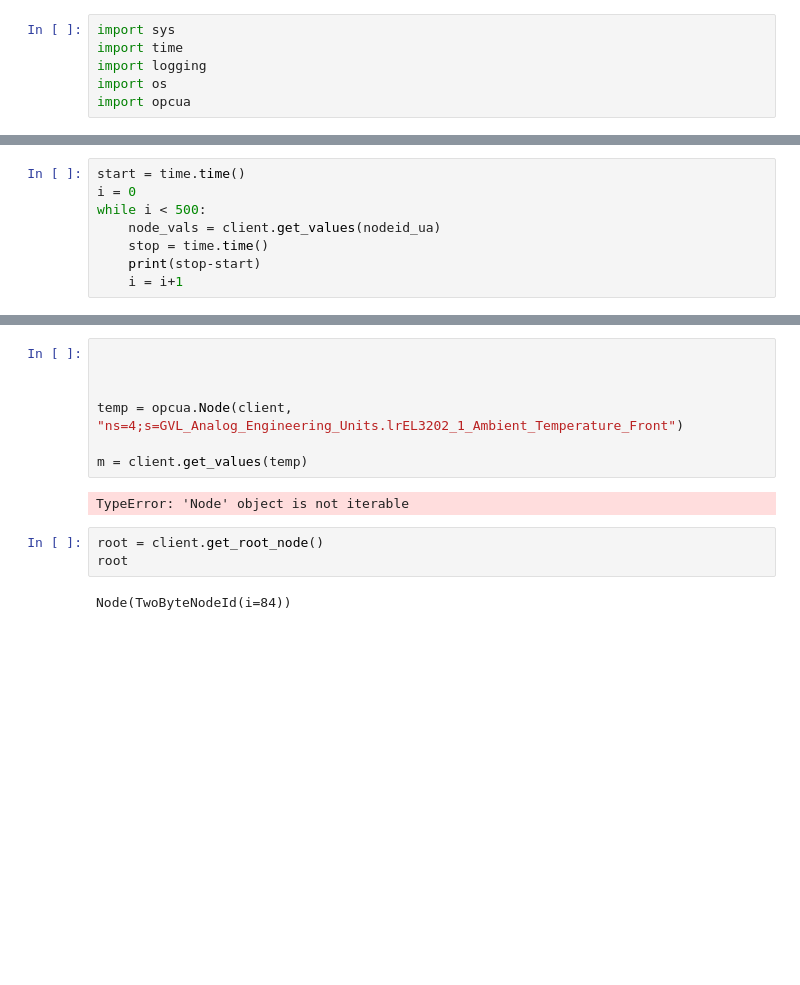
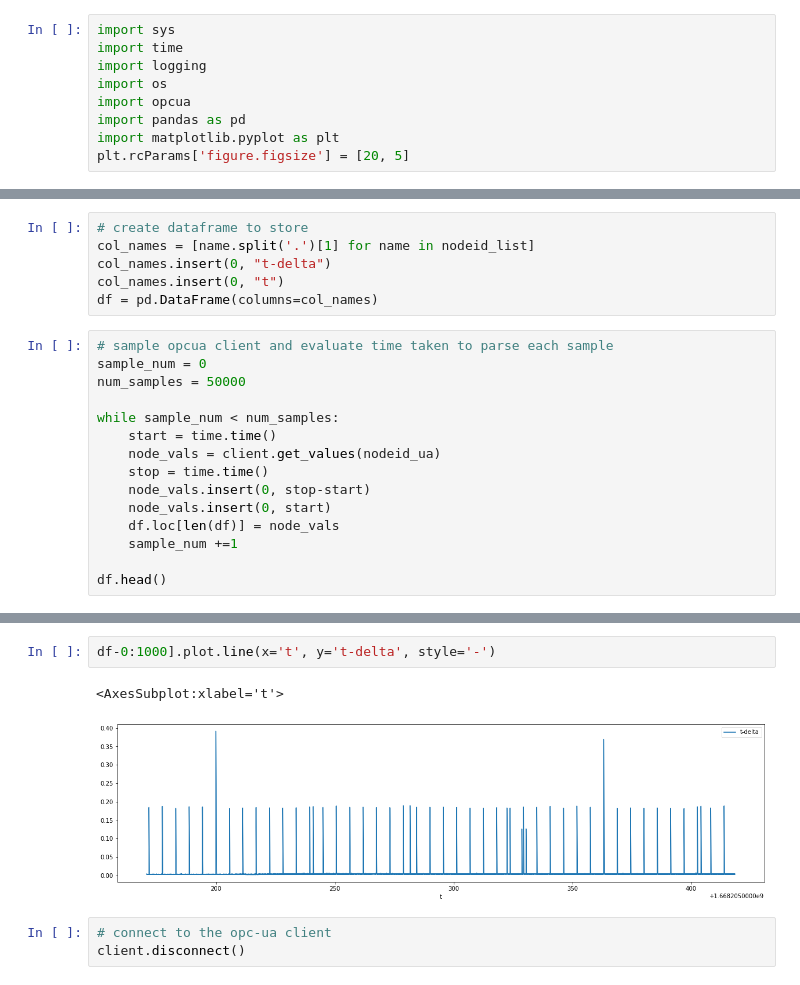
Before and after one commit to nmis-group/digf-zone-i4ch, a Jupyter notebook: connectivity/00--initial.ipynb, the cells around one changed output, grey strips where cells are left out. Drawn from its saved outputs; the diff is of its cells as text; blank space fills up the shorter version.

Commit message:
50000 batch run has lags every 1000 samples or so - check with IV

```diff
--- a/connectivity/00--initial.ipynb
+++ b/connectivity/00--initial.ipynb
@@ -4,6 +4,9 @@ import time
 import logging
 import os
 import opcua
+import pandas as pd
+import matplotlib.pyplot as plt
+plt.rcParams['figure.figsize'] = [20, 5]
 # %%
 # url = "opc.tcp://130.159.75.138:48050"
 # url = "opc.tcp://CX-696B93:4840"
@@ -67,9 +78,22 @@ node_vals
+# %%
+# create dataframe to store
+col_names = [name.split('.')[1] for name in nodeid_list]
+col_names.insert(0, "t-delta")
+col_names.insert(0, "t")
+df = pd.DataFrame(columns=col_names)
 # %%
-start = time.time()
-i = 0
-while i < 500:
+# sample opcua client and evaluate time taken to parse each sample
+sample_num = 0
+num_samples = 50000
+
+while sample_num < num_samples:
+    start = time.time()
     node_vals = client.get_values(nodeid_ua)
     stop = time.time()
-    print(stop-start)
-    i = i+1
+    node_vals.insert(0, stop-start)
+    node_vals.insert(0, start)
+    df.loc[len(df)] = node_vals
+    sample_num +=1
+
+df.head()
 # %% [output]
@@ -93,17 +107,11 @@ while i < 500:
+# %%
+df-0:1000].plot.line(x='t', y='t-delta', style='-')
+# %% [output]
+<AxesSubplot:xlabel='t'>
+[figure, added]
 # %%
-
-
-
-temp = opcua.Node(client, "ns=4;s=GVL_Analog_Engineering_Units.lrEL3202_1_Ambient_Temperature_Front")
-
-m = client.get_values(temp)
+# connect to the opc-ua client
+client.disconnect()
-# %% [output]
-TypeError: 'Node' object is not iterable
-# %%
-root = client.get_root_node()
-root
-# %% [output]
-Node(TwoByteNodeId(i=84))
 # %%
 root = client.get_root_node()
 print("Root node is: {:s} ".format(str(root)))
```
Also changed, not shown: parts of 9 cells of this notebook.
